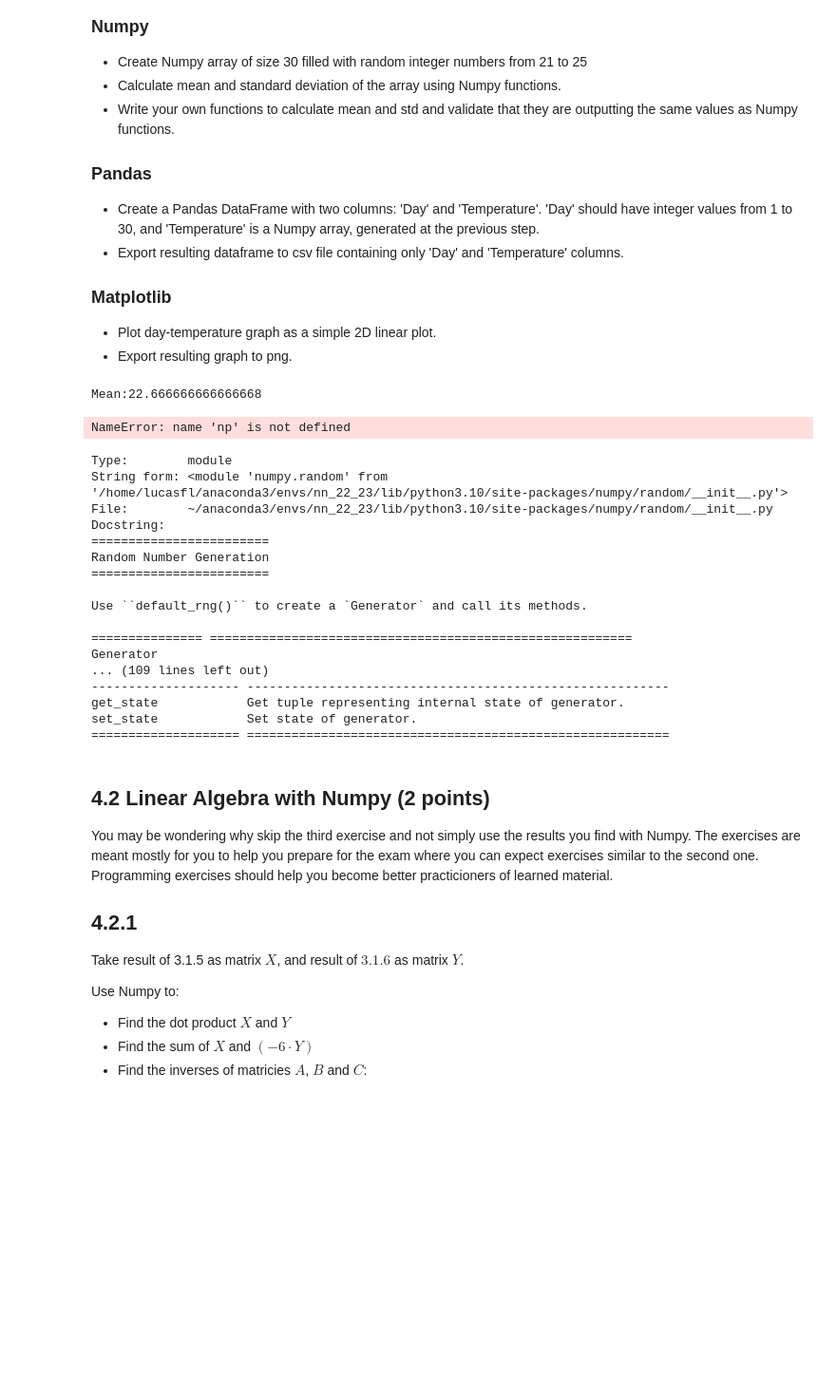
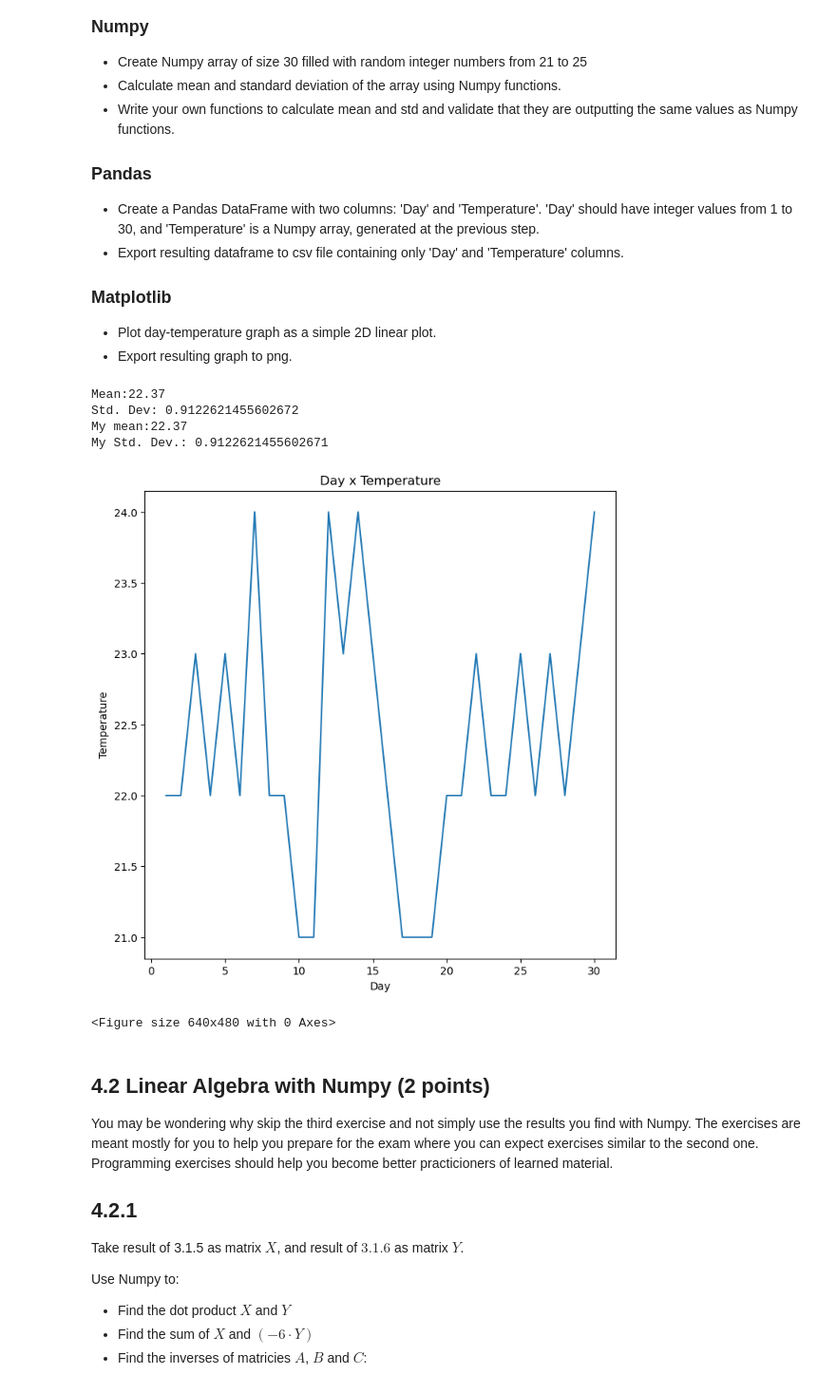
Before and after one commit to lflage/NNIA_22_23, a Jupyter notebook: Assignment_1/assignment_1_fixed.ipynb, the cells around one changed output. Shown: that part at 95% size. Drawn from its saved outputs; the diff is of its cells as text; code cells hidden in the pictures; blank space fills up the shorter version.

```diff
--- a/Assignment_1/assignment_1_fixed.ipynb
+++ b/Assignment_1/assignment_1_fixed.ipynb
@@ -219,38 +219,44 @@ There are some tutorial links about Pandas:
 ### Matplotlib
 * Plot day-temperature graph as a simple 2D linear plot.
 * Export resulting graph to png.
-# %%
-# TODO
-
-# Numpy
-
-array_1 = np.random.randint(21,25,30)
-print("Mean:{}".format(np.mean(array_1)))
-
-print(my_func.my_mean(array_1))
-# %% [output]
-Mean:22.666666666666668
-NameError: name 'np' is not defined
-# %%
-np.random?
-# %% [output]
-Type:        module
-String form: <module 'numpy.random' from '/home/lucasfl/anaconda3/envs/nn_22_23/lib/python3.10/site-packages/numpy/random/__init__.py'>
-File:        ~/anaconda3/envs/nn_22_23/lib/python3.10/site-packages/numpy/random/__init__.py
-Docstring:
-========================
-Random Number Generation
-========================
-
-Use ``default_rng()`` to create a `Generator` and call its methods.
-
-=============== =========================================================
-Generator
-... (109 lines left out)
--------------------- ---------------------------------------------------------
-get_state            Get tuple representing internal state of generator.
-set_state            Set state of generator.
-==================== =========================================================
+# %%
+# TODO
+
+# Numpy
+
+array_1 = np.random.randint(21,25,30)
+print("Mean:{:.2f}".format(np.mean(array_1)))
+print("Std. Dev: {}".format(np.std(array_1)))
+
+
+print("My mean:{:.2f}".format(my_func.my_mean(array_1)))
+print("My Std. Dev.: {}".format(my_func.my_std(array_1)))
+
+# Pandas
+df = pd.DataFrame(data ={'Day':np.arange(30)+1,'Temperature':array_1},index=None)
+# df.head()
+
+df.to_csv('./my_day_temp_DF',index=False)
+
+# Matplotlib
+
+plt.figure(figsize=(8,8))
+plt.plot(df.Day, df.Temperature)
+
+plt.xlabel('Day')
+plt.ylabel('Temperature')
+plt.title('Day x Temperature')
+
+plt.show()
+
+plt.savefig('./my_plot')
+# %% [output]
+Mean:22.37
+Std. Dev: 0.9122621455602672
+My mean:22.37
+My Std. Dev.: 0.9122621455602671
+[figure, added]
+<Figure size 640x480 with 0 Axes>
 # %% [markdown]
 ## 4.2 Linear Algebra with Numpy (2 points)
 
```
Also changed, not shown: parts of 5 cells of this notebook, 1 other file.
